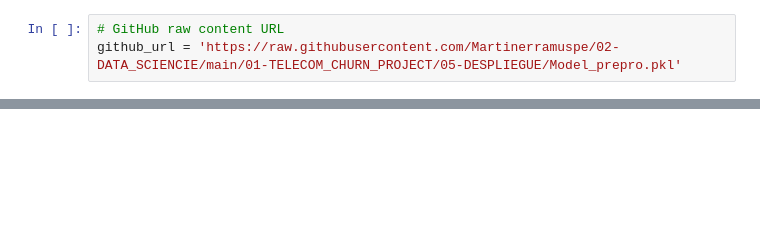
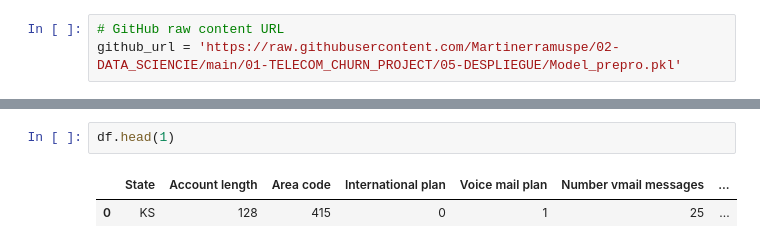
Before and after one commit to Martinerramuspe/02-DATA_SCIENCIE, a Jupyter notebook: 01-TELECOM_CHURN_PROJECT/05-DESPLIEGUE/02-Streamlit.ipynb, the cells around one changed output, grey strips where cells are left out. Drawn from its saved outputs; the diff is of its cells as text; blank space fills up the shorter version.

```diff
--- a/01-TELECOM_CHURN_PROJECT/05-DESPLIEGUE/02-Streamlit.ipynb
+++ b/01-TELECOM_CHURN_PROJECT/05-DESPLIEGUE/02-Streamlit.ipynb
@@ -32,0 +210,5 @@ NameError: name 'MinMaxScaler' is not defined
+# %%
+df.head(1)
+# %% [output]
+|  | State | Account length | Area code | International plan | Voice mail plan | Number vmail messages | ... |
+| 0 | KS | 128 | 415 | 0 | 1 | 25 | ... |
```
Also changed, not shown: parts of 17 cells of this notebook, 2 other files.
